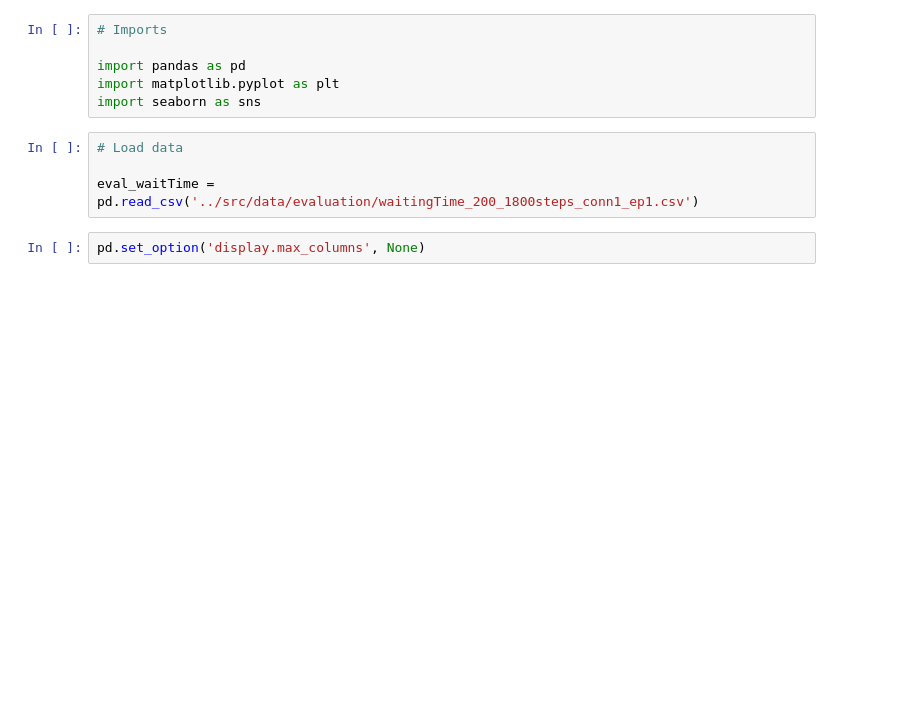
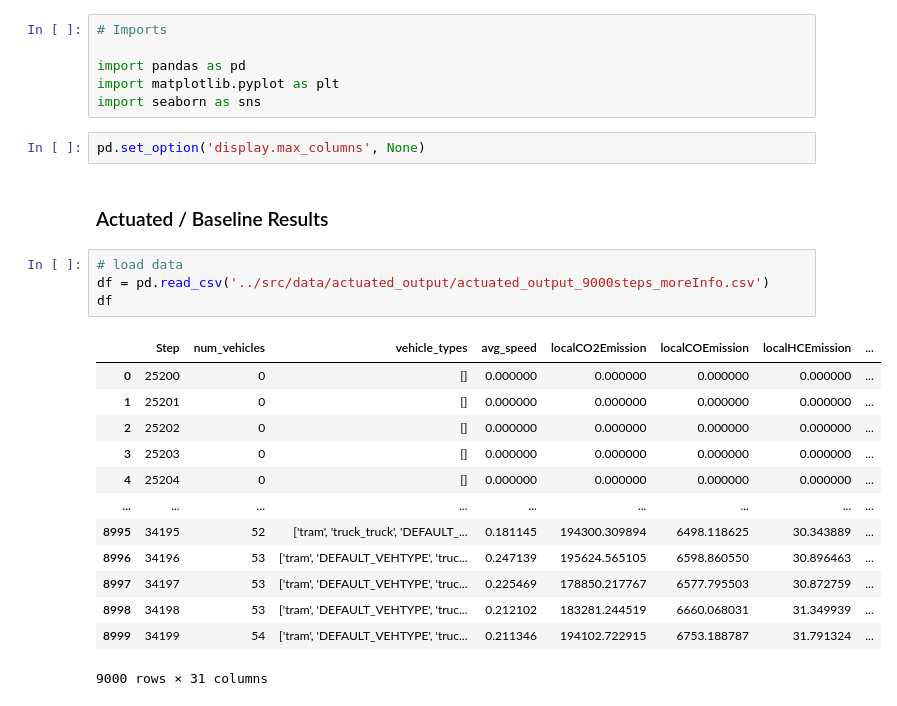
Before and after one commit to karstenk9/rl_traffic_signal_optimization, a Jupyter notebook: notebooks/evaluation_performance.ipynb, the cells around one changed output. Drawn from its saved outputs; the diff is of its cells as text; blank space fills up the shorter version.

```diff
--- a/notebooks/evaluation_performance.ipynb
+++ b/notebooks/evaluation_performance.ipynb
@@ -6,9 +6,25 @@
 import pandas as pd
 import matplotlib.pyplot as plt
 import seaborn as sns
-# %%
-# Load data
-
-eval_waitTime = pd.read_csv('../src/data/evaluation/waitingTime_200_1800steps_conn1_ep1.csv')
 # %%
 pd.set_option('display.max_columns', None)
+# %% [markdown]
+### Actuated / Baseline Results
+# %%
+# load data
+df = pd.read_csv('../src/data/actuated_output/actuated_output_9000steps_moreInfo.csv')
+df
+# %% [output]
+|  | Step | num_vehicles | vehicle_types | avg_speed | localCO2Emission | localCOEmission | localHCEmission | ... |
+| 0 | 25200 | 0 | [] | 0.000000 | 0.000000 | 0.000000 | 0.000000 | ... |
+| 1 | 25201 | 0 | [] | 0.000000 | 0.000000 | 0.000000 | 0.000000 | ... |
+| 2 | 25202 | 0 | [] | 0.000000 | 0.000000 | 0.000000 | 0.000000 | ... |
+| 3 | 25203 | 0 | [] | 0.000000 | 0.000000 | 0.000000 | 0.000000 | ... |
+| 4 | 25204 | 0 | [] | 0.000000 | 0.000000 | 0.000000 | 0.000000 | ... |
+| ... | ... | ... | ... | ... | ... | ... | ... | ... |
+| 8995 | 34195 | 52 | ['tram', 'truck_truck', 'DEFAULT_... | 0.181145 | 194300.309894 | 6498.118625 | 30.343889 | ... |
+| 8996 | 34196 | 53 | ['tram', 'DEFAULT_VEHTYPE', 'truc... | 0.247139 | 195624.565105 | 6598.860550 | 30.896463 | ... |
+| 8997 | 34197 | 53 | ['tram', 'DEFAULT_VEHTYPE', 'truc... | 0.225469 | 178850.217767 | 6577.795503 | 30.872759 | ... |
+| 8998 | 34198 | 53 | ['tram', 'DEFAULT_VEHTYPE', 'truc... | 0.212102 | 183281.244519 | 6660.068031 | 31.349939 | ... |
+| 8999 | 34199 | 54 | ['tram', 'DEFAULT_VEHTYPE', 'truc... | 0.211346 | 194102.722915 | 6753.188787 | 31.791324 | ... |
+9000 rows × 31 columns
```
Also changed, not shown: parts of 17 cells of this notebook, 25 other files.
